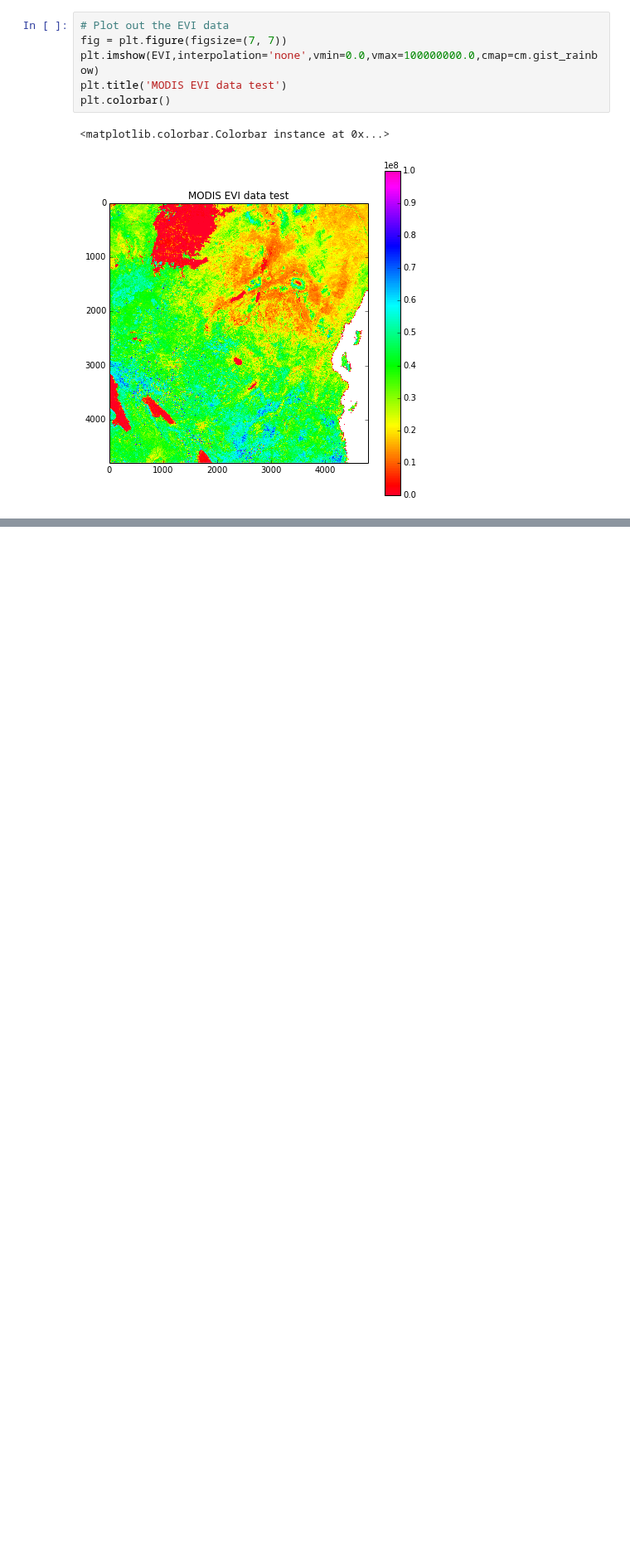
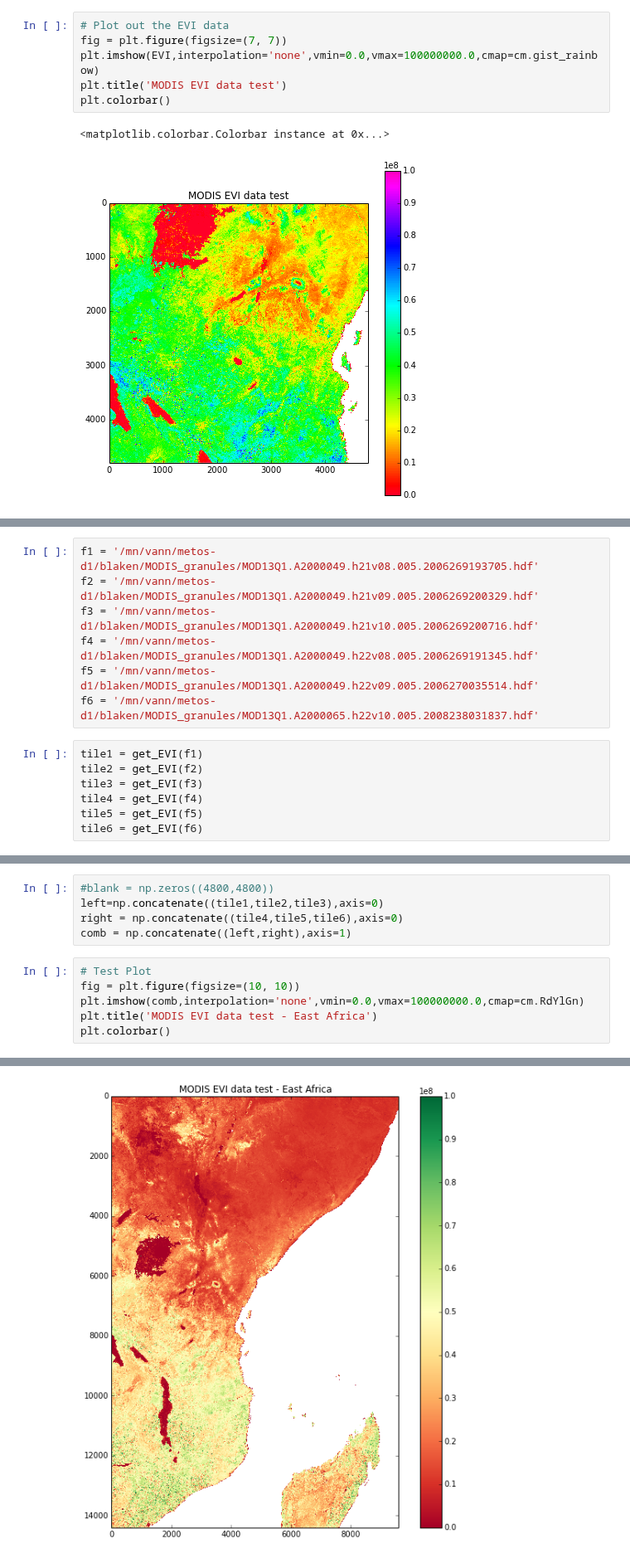
Before and after one commit to benlaken/Nbks, a Jupyter notebook: Veg_work.ipynb, the cells around one changed output, grey strips where cells are left out. Shown at 83% size. Cells and saved outputs as stored; diff of their text form; blank space fills up the shorter version.

```diff
--- a/Veg_work.ipynb
+++ b/Veg_work.ipynb
@@ -192,0 +228,14 @@ plt.colorbar()
+# %%
+f1 = '/mn/vann/metos-d1/blaken/MODIS_granules/MOD13Q1.A2000049.h21v08.005.2006269193705.hdf'
+f2 = '/mn/vann/metos-d1/blaken/MODIS_granules/MOD13Q1.A2000049.h21v09.005.2006269200329.hdf'
+f3 = '/mn/vann/metos-d1/blaken/MODIS_granules/MOD13Q1.A2000049.h21v10.005.2006269200716.hdf'
+f4 = '/mn/vann/metos-d1/blaken/MODIS_granules/MOD13Q1.A2000049.h22v08.005.2006269191345.hdf'
+f5 = '/mn/vann/metos-d1/blaken/MODIS_granules/MOD13Q1.A2000049.h22v09.005.2006270035514.hdf'
+f6 = '/mn/vann/metos-d1/blaken/MODIS_granules/MOD13Q1.A2000065.h22v10.005.2008238031837.hdf'
+# %%
+tile1 = get_EVI(f1)
+tile2 = get_EVI(f2)
+tile3 = get_EVI(f3)
+tile4 = get_EVI(f4)
+tile5 = get_EVI(f5)
+tile6 = get_EVI(f6)
@@ -192,0 +255,12 @@ plt.colorbar()
+# %%
+#blank = np.zeros((4800,4800))
+left=np.concatenate((tile1,tile2,tile3),axis=0)
+right = np.concatenate((tile4,tile5,tile6),axis=0)
+comb = np.concatenate((left,right),axis=1)
+# %%
+# Test Plot
+fig = plt.figure(figsize=(10, 10))
+plt.imshow(comb,interpolation='none',vmin=0.0,vmax=100000000.0,cmap=cm.RdYlGn)
+plt.title('MODIS EVI data test - East Africa')
+plt.colorbar()
+# %% [output]
@@ -192,0 +268 @@ plt.colorbar()
+[figure, added]
```
Also changed, not shown: parts of 15 cells of this notebook.
